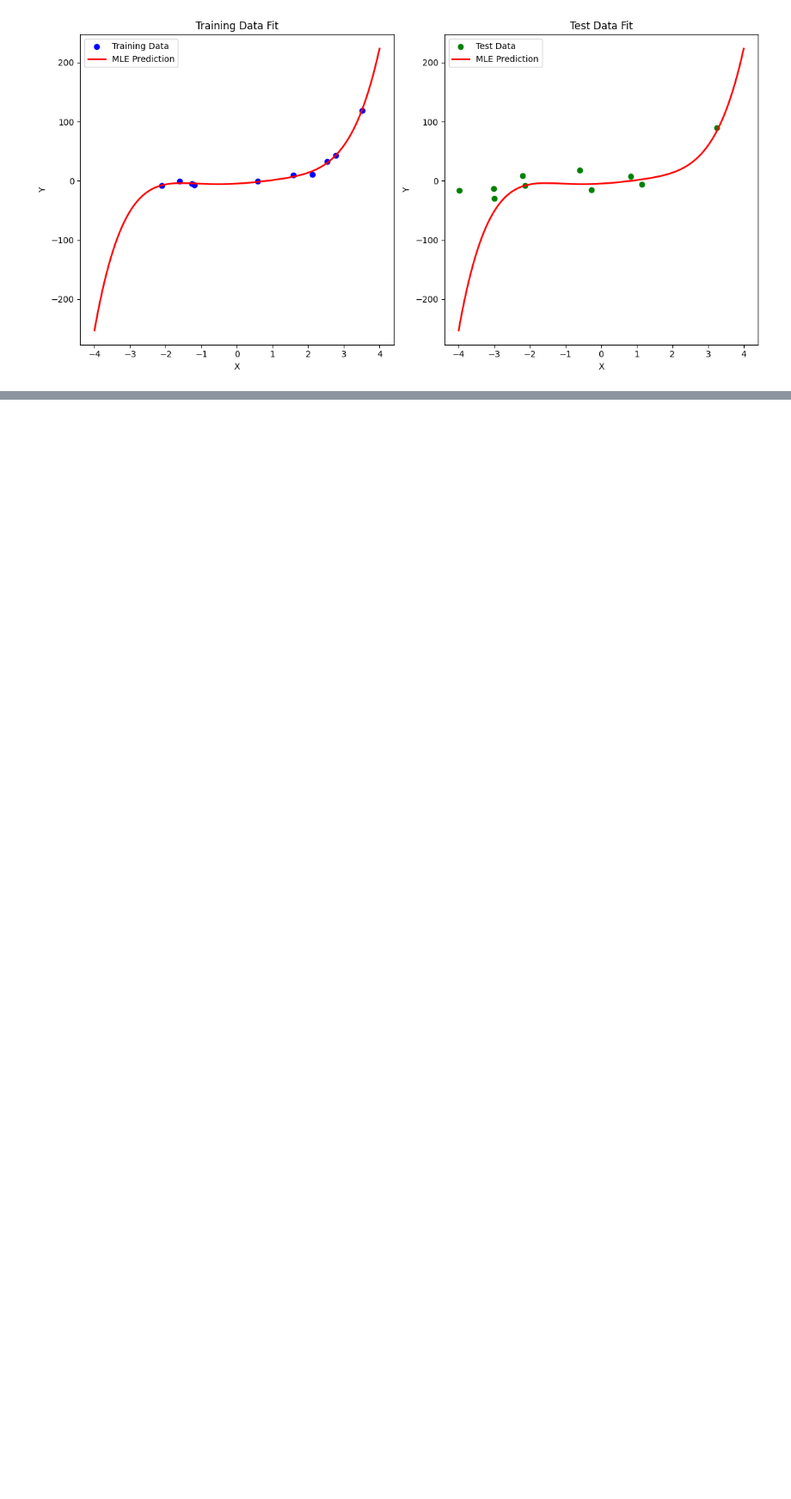
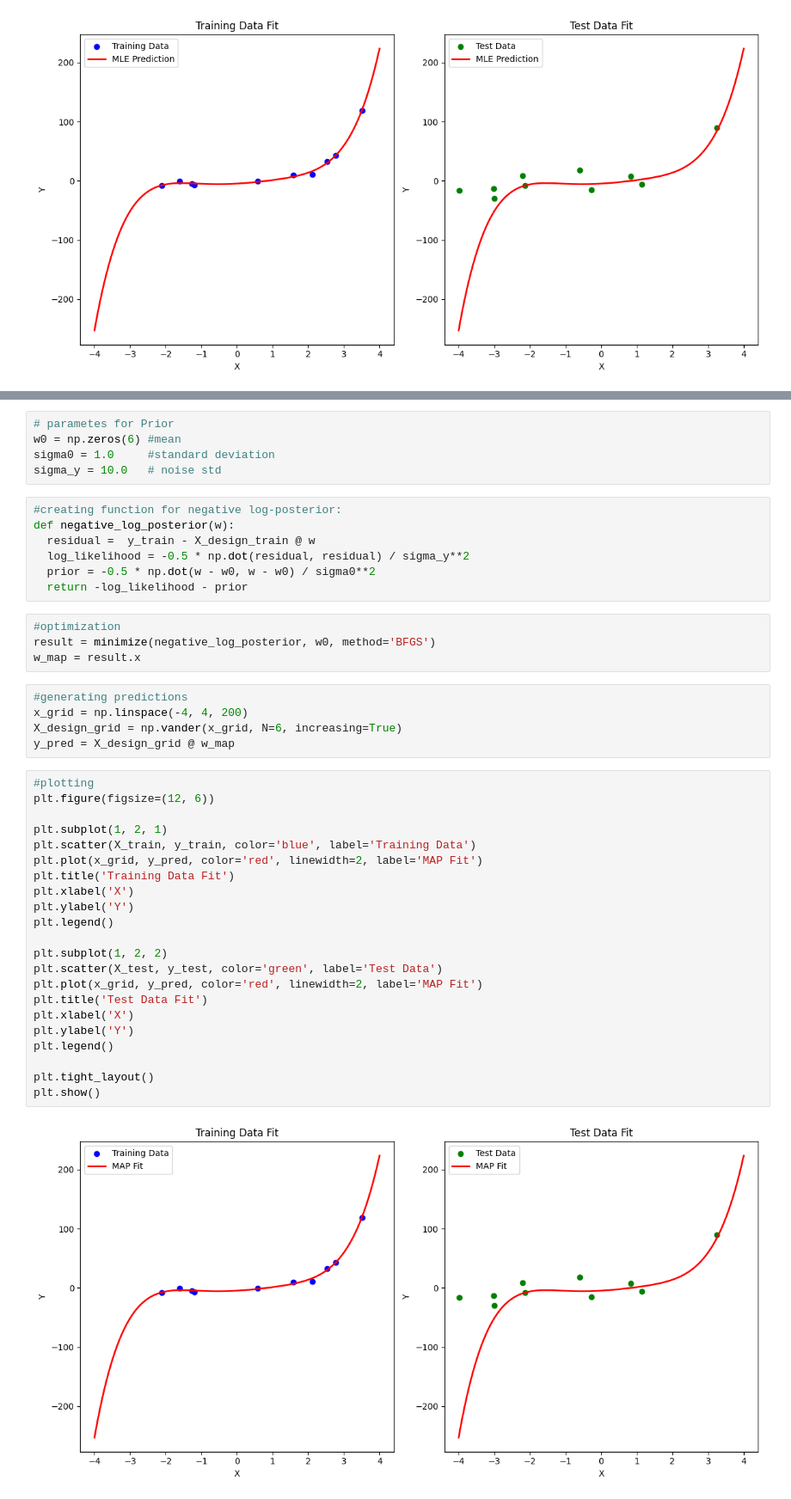
Before and after one commit to ldsbalu/Balu-Portfolio, a Jupyter notebook: CS677_HW3_Bayesian_Linear_Regression_with_Conjugate_Priors_and_Known_Variance.ipynb, the cells around one changed output, grey strips where cells are left out. Shown: that part at 86% size. Drawn from its saved outputs; the diff is of its cells as text; blank space fills up the shorter version.

```diff
--- a/CS677_HW3_Bayesian_Linear_Regression_with_Conjugate_Priors_and_Known_Variance.ipynb
+++ b/CS677_HW3_Bayesian_Linear_Regression_with_Conjugate_Priors_and_Known_Variance.ipynb
@@ -78,0 +103,45 @@ plt.show()
+# %%
+# parametes for Prior
+w0 = np.zeros(6) #mean
+sigma0 = 1.0     #standard deviation
+sigma_y = 10.0   # noise std
+# %%
+#creating function for negative log-posterior:
+def negative_log_posterior(w):
+  residual =  y_train - X_design_train @ w
+  log_likelihood = -0.5 * np.dot(residual, residual) / sigma_y**2
+  prior = -0.5 * np.dot(w - w0, w - w0) / sigma0**2
+  return -log_likelihood - prior
+# %%
+#optimization
+result = minimize(negative_log_posterior, w0, method='BFGS')
+w_map = result.x
+# %%
+#generating predictions
+x_grid = np.linspace(-4, 4, 200)
+X_design_grid = np.vander(x_grid, N=6, increasing=True)
+y_pred = X_design_grid @ w_map
+# %%
+#plotting
+plt.figure(figsize=(12, 6))
+
+plt.subplot(1, 2, 1)
+plt.scatter(X_train, y_train, color='blue', label='Training Data')
+plt.plot(x_grid, y_pred, color='red', linewidth=2, label='MAP Fit')
+plt.title('Training Data Fit')
+plt.xlabel('X')
+plt.ylabel('Y')
+plt.legend()
+
+plt.subplot(1, 2, 2)
+plt.scatter(X_test, y_test, color='green', label='Test Data')
+plt.plot(x_grid, y_pred, color='red', linewidth=2, label='MAP Fit')
+plt.title('Test Data Fit')
+plt.xlabel('X')
+plt.ylabel('Y')
+plt.legend()
+
+plt.tight_layout()
+plt.show()
+# %% [output]
+[figure, added]
```
Also changed, not shown: parts of 13 cells of this notebook.
